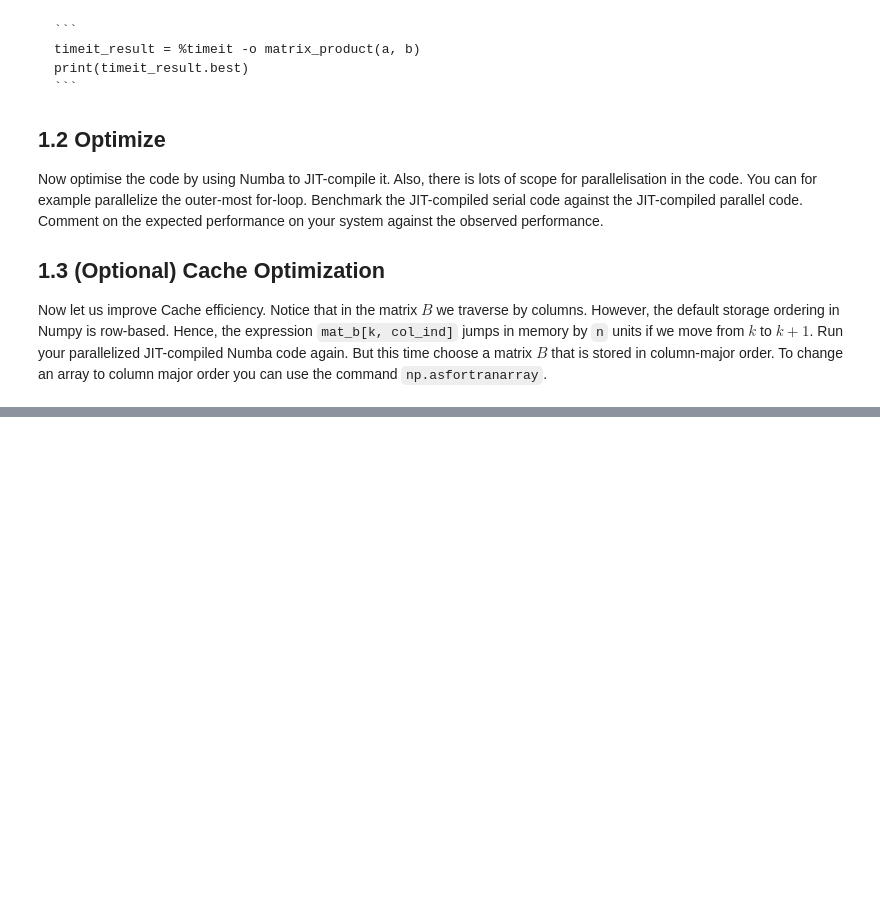
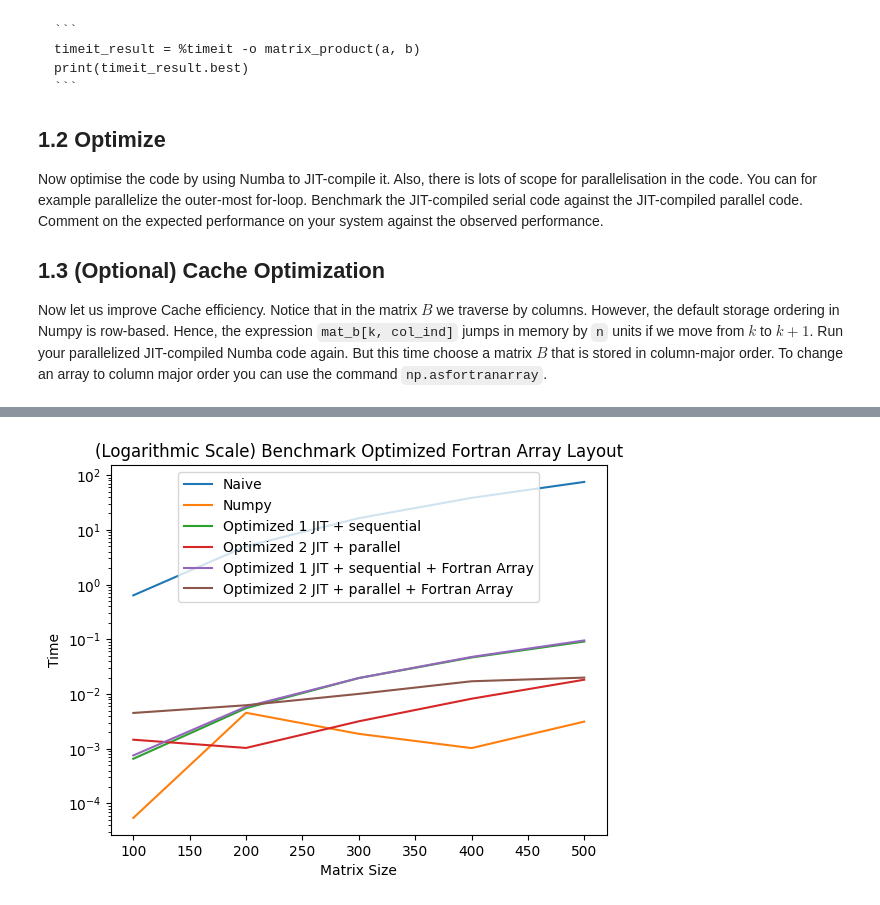
Before and after one commit to Mv0sKff/KISysteme26_lab, a Jupyter notebook: block_1/Aufgabe_1.ipynb, the cells around one changed output, grey strips where cells are left out. Cells and saved outputs as stored; diff of their text form; code cells hidden in the pictures; blank space fills up the shorter version.

```diff
--- a/block_1/Aufgabe_1.ipynb
+++ b/block_1/Aufgabe_1.ipynb
@@ -87,0 +210,17 @@ sns.plot(time_naive, time_numpy)
+# %%
+# summary
+sns.lineplot(x=matrix_sizes, y=time_naive, label='Naive')
+sns.lineplot(x=matrix_sizes, y=time_numpy, label='Numpy')
+sns.lineplot(x=matrix_sizes, y=time_optimized_1, label='Optimized 1 JIT + sequential')
+sns.lineplot(x=matrix_sizes, y=time_optimized_2, label='Optimized 2 JIT + parallel')
+sns.lineplot(x=matrix_sizes, y=time_optimized_1_fort, label='Optimized 1 JIT + sequential + Fortran Array')
+sns.lineplot(x=matrix_sizes, y=time_optimized_2_fort, label='Optimized 2 JIT + parallel + Fortran Array')
+
+plt.ylabel('Time')
+plt.xlabel('Matrix Size')
+plt.title('(Logarithmic Scale) Benchmark Optimized Fortran Array Layout')
+plt.yscale('log')
+plt.legend()
+plt.show()
+# %% [output]
+[figure, added]
```
Also changed, not shown: parts of 13 cells of this notebook.
